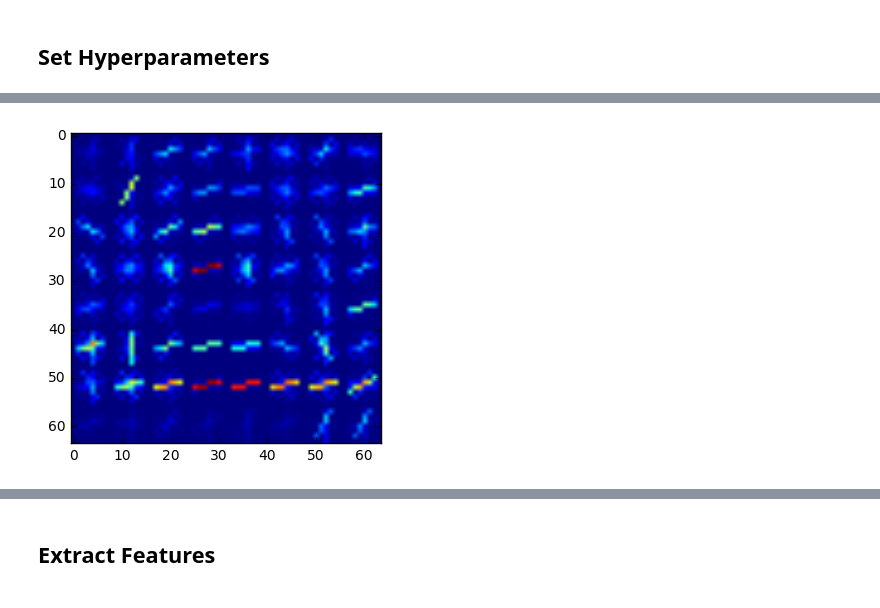
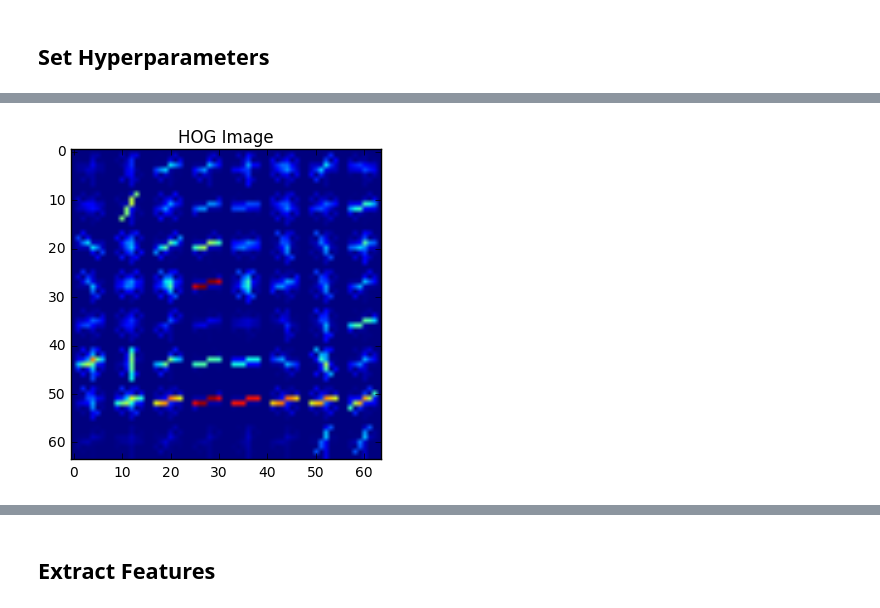
Before and after one commit to ckirksey3/vehicle-detection-with-svm, a Jupyter notebook: P1.ipynb, the cells around one changed output, grey strips where cells are left out. Drawn from its saved outputs; the diff is of its cells as text; code cells hidden in the pictures.

```diff
--- a/P1.ipynb
+++ b/P1.ipynb
@@ -45,32 +65,33 @@ y_start_stop = [400, 650] # Min and max in y to search in slide_window()
 # %%
 # Define a function to return HOG features and visualization
 def get_hog_features(img, orient, pix_per_cell, cell_per_block,
                         vis=False, feature_vec=True):
     # Call with two outputs if vis==True
     if vis == True:
         features, hog_image = hog(img, orientations=orient,
                                   pixels_per_cell=(pix_per_cell, pix_per_cell),
                                   cells_per_block=(cell_per_block, cell_per_block),
                                   transform_sqrt=True,
                                   visualise=vis, feature_vector=feature_vec)
         return features, hog_image
     # Otherwise call with one output
     else:
         features = hog(img, orientations=orient,
                        pixels_per_cell=(pix_per_cell, pix_per_cell),
                        cells_per_block=(cell_per_block, cell_per_block),
                        transform_sqrt=True,
                        visualise=vis, feature_vector=feature_vec)
         return features
 
 feature_image = cv2.imread(test_img_loc)
 feature_image = cv2.cvtColor(feature_image, cv2.COLOR_BGR2RGB)
 hog_features, hog_image = get_hog_features(feature_image[:,:,0], orient,
                         pix_per_cell, cell_per_block, vis=True, feature_vec=True)
 plt.imshow(hog_image)
+plt.title('HOG Image')
 plt.show()
 # %% [output]
-[figure, old version]
+[figure, new version]
 # %%
 # Define a function to compute binned color features
 def bin_spatial(img, size=(32, 32)):
```
Also changed, not shown: parts of 19 cells of this notebook.
